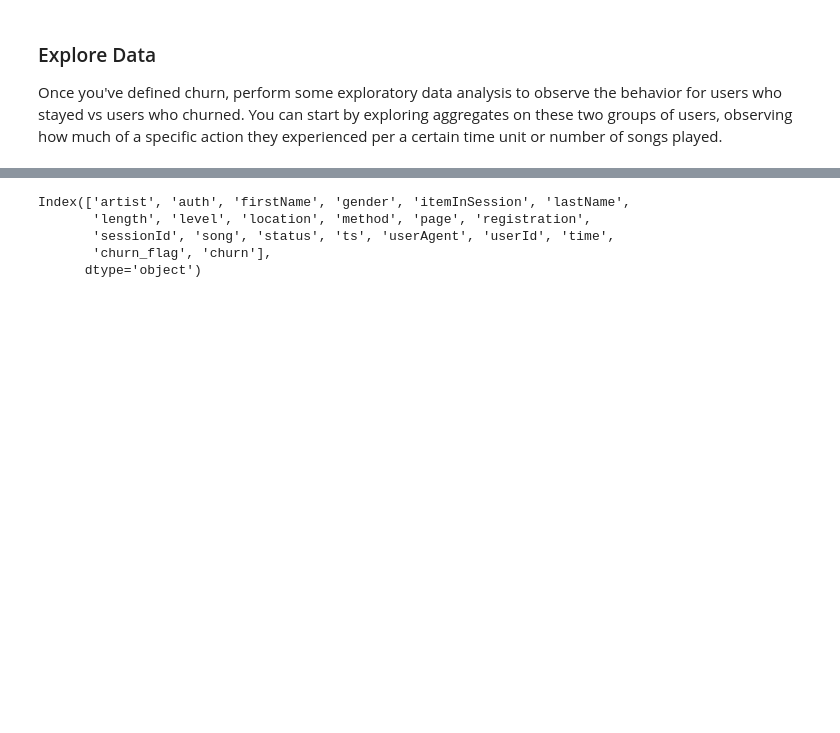
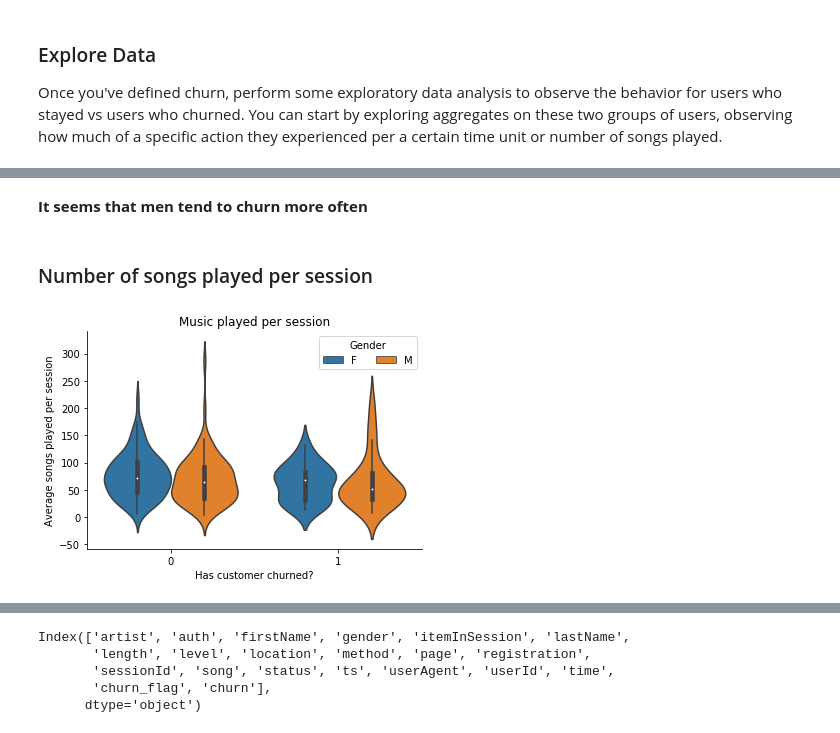
Before and after one commit to pato0301/sparkify_capstone_udacity, a Jupyter notebook: Sparkify.ipynb, the cells around one changed output, grey strips where cells are left out. Saved outputs shown, nothing was run; the diff lists cells and outputs as text; code cells hidden in the pictures; blank space fills up the shorter version.

```diff
--- a/Sparkify.ipynb
+++ b/Sparkify.ipynb
@@ -391,0 +443,18 @@ Once you've defined churn, perform some exploratory data analysis to observe the
+# %% [markdown]
+**It seems that men tend to churn more often**
+# %% [markdown]
+### Number of songs played per session
+# %%
+songs_gender_pd = df_cleaned_churn.where('page == "NextSong"').groupby(['churn', 'userId', 'sessionId','gender']).count()\
+    .groupby(['churn', 'userId', 'gender']).agg({'count':'avg'})\
+    .withColumnRenamed('avg(count)', 'avg_songs_played')\
+    .toPandas()
+
+ax = sns.violinplot('churn', y='avg_songs_played', hue='gender', data=songs_gender_pd)
+plt.xlabel('Has customer churned?')
+plt.ylabel('Average songs played per session')
+plt.legend(title='Gender', loc='best', ncol=2)
+plt.title('Music played per session')
+sns.despine(ax=ax);
+# %% [output]
+[figure, added]
```
Also changed, not shown: parts of 52 cells of this notebook.
